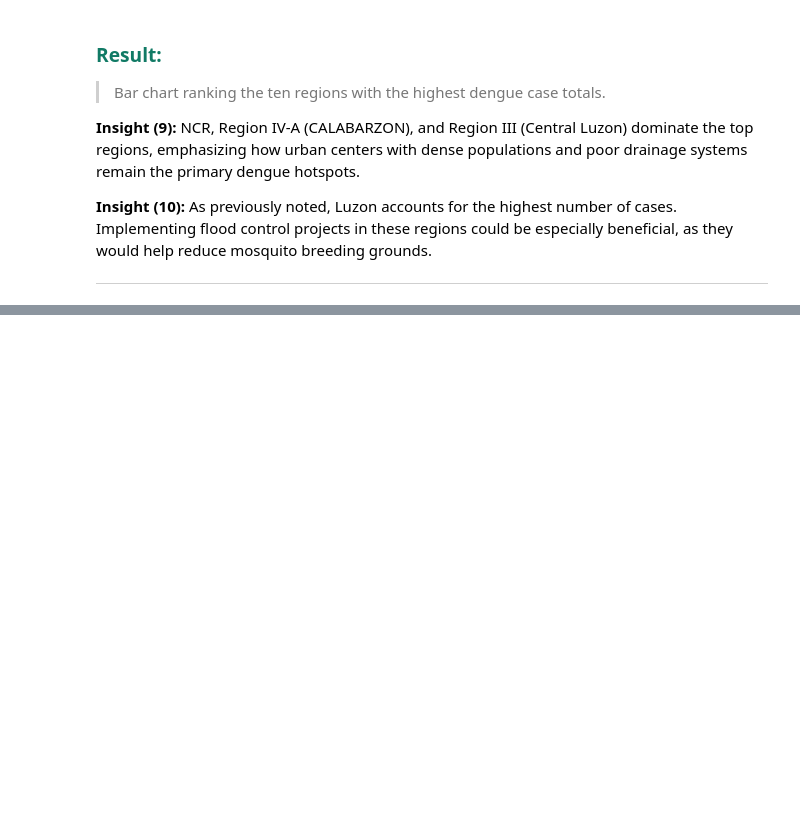
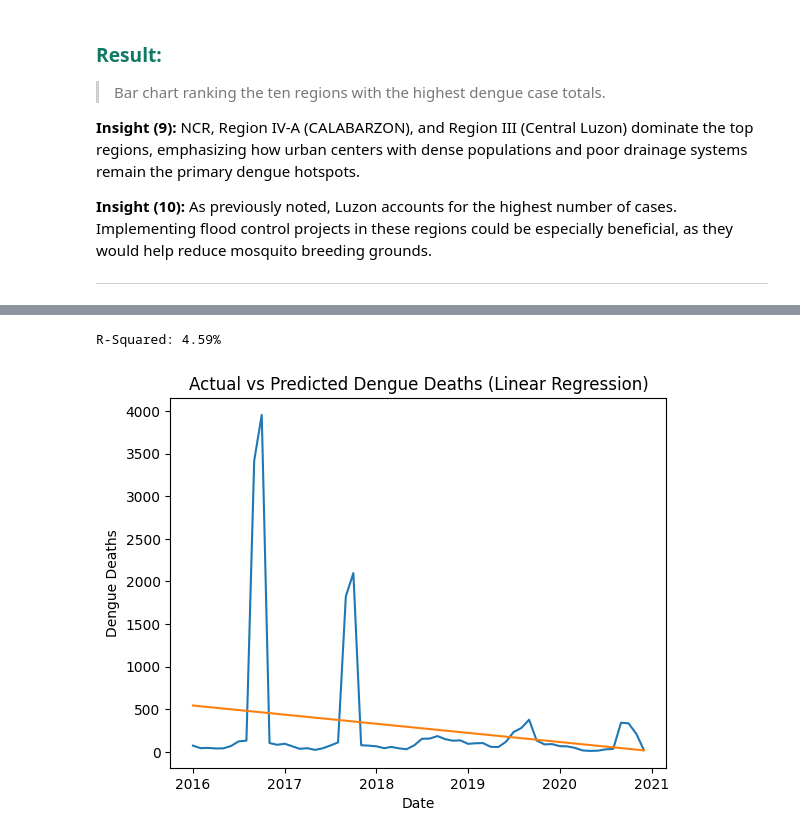
Before and after one commit to Kienny043/ELEC303-DataAnalytics, a Jupyter notebook: PR3_PHDENGUE_ANALYSIS.ipynb, the cells around one changed output, grey strips where cells are left out. Drawn from its saved outputs; the diff is of its cells as text; code cells hidden in the pictures; blank space fills up the shorter version.

```diff
--- a/PR3_PHDENGUE_ANALYSIS.ipynb
+++ b/PR3_PHDENGUE_ANALYSIS.ipynb
@@ -194,0 +203,38 @@ plt.show()
+# %%
+from sklearn.linear_model import LinearRegression
+import pandas as pd
+
+# Convert Month + Year into Date
+df['Month'] = df['Month'].astype(str)
+df['Date'] = pd.to_datetime(df['Month'] + " " + df['Year'].astype(str))
+
+# Group nationally per month
+monthly = df.groupby('Date').agg({'Dengue_Deaths':'sum'}).reset_index()
+
+# Convert Date to numeric (ordinal)
+monthly['Date_Ordinal'] = monthly['Date'].map(pd.Timestamp.toordinal)
+
+# Independent and dependent variables
+X = monthly[['Date_Ordinal']]
+y = monthly['Dengue_Deaths']
+
+# Fit model
+model = LinearRegression()
+model.fit(X, y)
+
+# Predict
+monthly['Predicted_Deaths'] = model.predict(X)
+
+# Evaluate R-squared
+r_squared = model.score(X, y)
+print(f"R-Squared: {r_squared*100:.2f}%")
+plt.figure()
+plt.plot(monthly['Date'], monthly['Dengue_Deaths'])
+plt.plot(monthly['Date'], monthly['Predicted_Deaths'])
+plt.xlabel('Date')
+plt.ylabel('Dengue Deaths')
+plt.title('Actual vs Predicted Dengue Deaths (Linear Regression)')
+plt.show()
+# %% [output]
+R-Squared: 4.59%
+[figure, added]
```
Also changed, not shown: parts of 4 cells of this notebook.
